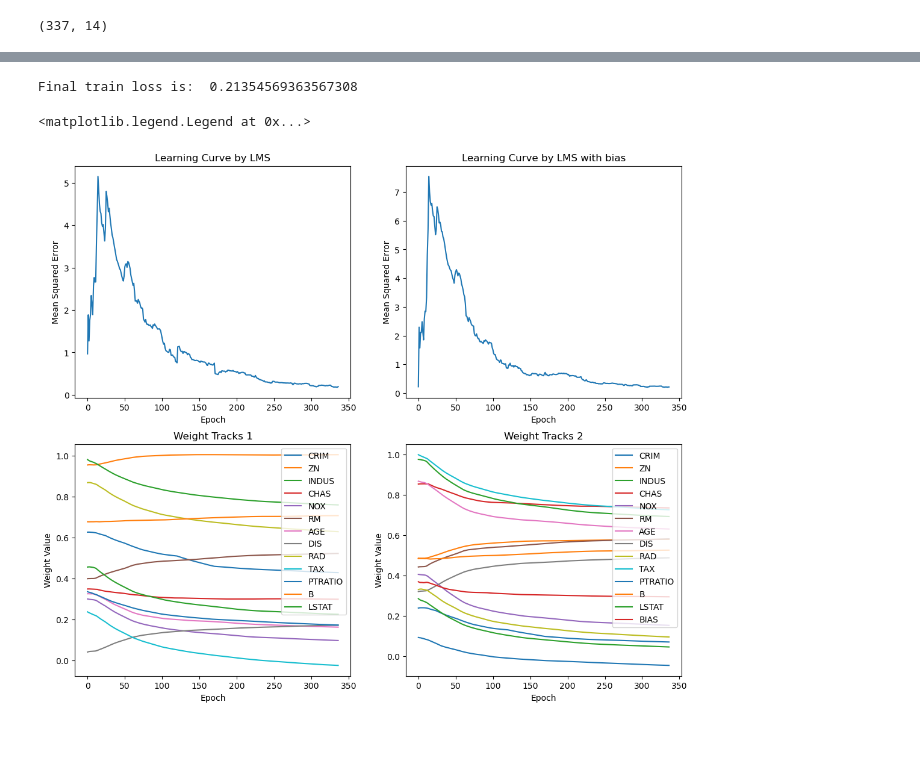
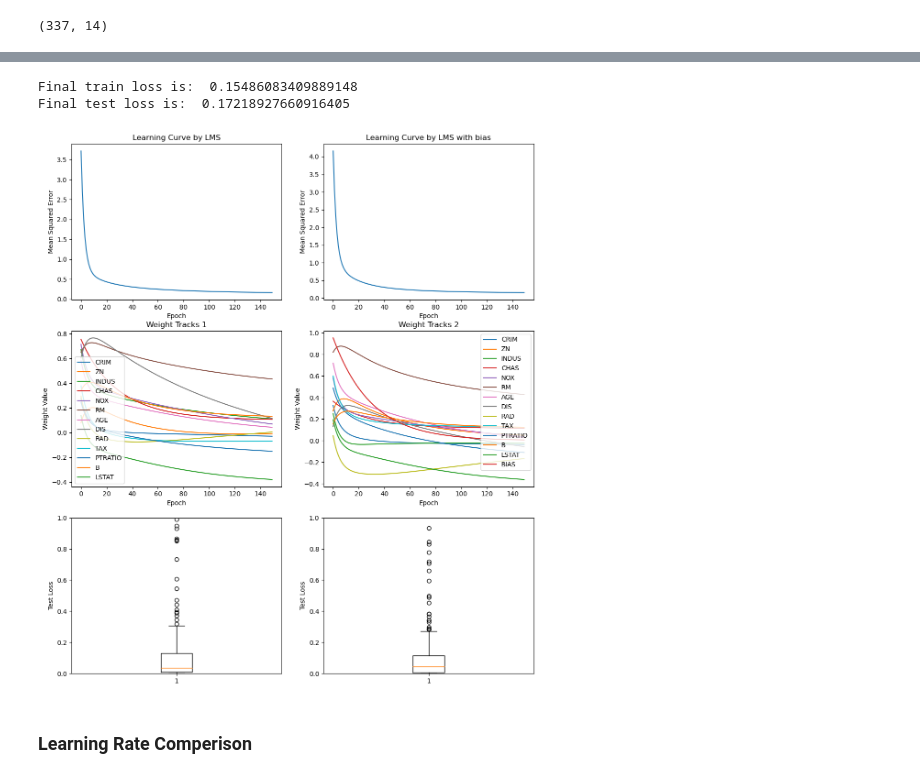
Before and after one commit to Zhenhan-Lin/EEL-6814, a Jupyter notebook: Linear_Regression/lease_mean_squares.ipynb, the cells around one changed output, grey strips where cells are left out. Saved outputs shown, nothing was run; the diff lists cells and outputs as text; code cells hidden in the pictures; blank space fills up the shorter version.

```diff
--- a/Linear_Regression/lease_mean_squares.ipynb
+++ b/Linear_Regression/lease_mean_squares.ipynb
@@ -174,2 +322,9 @@ Error:  0.19300674487908961
+# %%
+test_loss = []
+opt_w = weight_history[-1]
+for _data, _label in zip(X_test, y_test):
+  test_loss.append(lms([_data], [_label], opt_w, learning_rate, train=False))
+
+mean_test_loss = np.mean(test_loss)
 # %%
 print("Final train loss is: ", error_history[-1])
@@ -198,2 +355,14 @@ weights, weights.shape
  (14,))
+# %%
+# Adding bias
+epoch = 150
+learning_rate = 0.0001
+weight_history_b = []
+error_history_b = []
+
+for e in range(epoch):
+    # print("==== Epoch : {} ====".format(e))
+    weights, loss = lms(X_train_b,y_train, weights, learning_rate)
+    weight_history_b.append(weights.copy())
+    error_history_b.append(loss.copy())
 # %%
@@ -233,47 +384,65 @@ Error:  0.21354569363567308
+# %%
+test_loss_b = []
+opt_w = weight_history_b[-1]
+for _data, _label in zip(X_test_b, y_test):
+  test_loss_b.append(lms([_data], [_label], opt_w, learning_rate, train=False))
+
+mean_test_loss_b = np.mean(test_loss_b)
 # %%
-print("Final train loss is: ", error_history_[-1])
+print("Final train loss is: ", error_history_b[-1])
+print("Final test loss is: ", mean_test_loss_b)
 # %% [output]
-Final train loss is:  0.21354569363567308
+Final train loss is:  0.15486083409889148
+Final test loss is:  0.17218927660916405
 # %%
 import matplotlib.pyplot as plt
 
 # Plotting the learning curve
-fig, axs = plt.subplots(2, 2, figsize=(13, 11))
+fig, axs = plt.subplots(3, 2, figsize=(13, 15))
 axs[0, 0].plot(np.arange(len(error_history)), error_history)
 axs[0, 0].set_title('Learning Curve by LMS')
 axs[0, 0].set(xlabel='Epoch', ylabel='Mean Squared Error')
 
-axs[0, 1].plot(np.arange(len(error_history_)), error_history_)
+axs[0, 1].plot(np.arange(len(error_history_b)), error_history_b)
 axs[0, 1].set_title('Learning Curve by LMS with bias')
 axs[0, 1].set(xlabel='Epoch', ylabel='Mean Squared Error')
 
 for i in range(X_train.shape[1]+1):
     if i < X_train.shape[1]:
       axs[1, 0].plot([w[i] for w in weight_history], label=f'Weight {i}')
-    axs[1, 1].plot([w[i] for w in weight_history_], label=f'Weight {i}')
+    axs[1, 1].plot([w[i] for w in weight_history_b], label=f'Weight {i}')
 axs[1, 0].set_title('Weight Tracks 1')
 axs[1, 0].set(xlabel='Epoch', ylabel='Weight Value')
 axs[1, 0].legend(legend)
 axs[1, 1].set_title('Weight Tracks 2')
 axs[1, 1].set(xlabel='Epoch', ylabel='Weight Value')
 axs[1, 1].legend(legend_b)
 
+axs[2, 0].boxplot(test_loss)
+axs[2, 0].set_ylim(0, 1)
+axs[2, 1].boxplot(test_loss_b)
+axs[2, 1].set_ylabel("Test Loss")
+axs[2, 1].set_ylim(0, 1)
+axs[2, 0].set_ylabel("Test Loss")
+
+plt.savefig("Bias vs no bias.png")
 # plt.figure()
 # plt.plot(np.arange(len(error_history)), error_history)
 # plt.xlabel('Epoch')
 # plt.ylabel('Mean Squared Error')
 # plt.title('Learning Curve')
 # plt.show()
 
 # # Plotting the weight tracks
 # plt.figure()
 # for i in range(X_train.shape[1]):
 #     plt.plot([w[i] for w in weight_history], label=f'Weight {i}')
 # plt.xlabel('Epoch')
 # plt.ylabel('Weight Value')
 # plt.title('Weight Tracks')
 # plt.legend()
 # plt.show()
 # %% [output]
-<matplotlib.legend.Legend at 0x...>
-[figure, old version]
+[figure, new version]
+# %% [markdown]
+### Learning Rate Comperison
```
Also changed, not shown: parts of 26 cells of this notebook, 1 other file.
